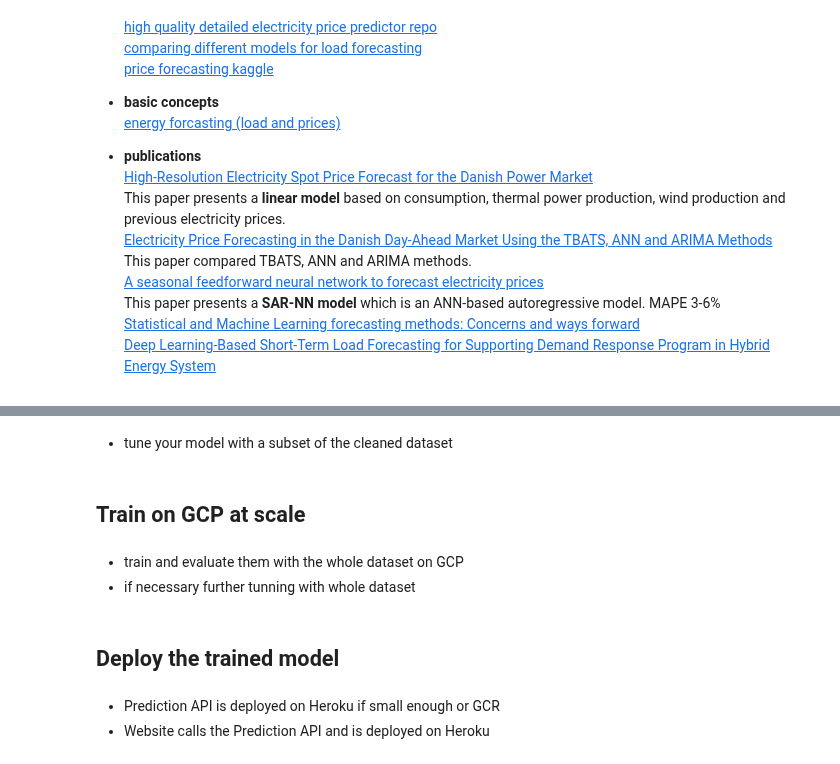
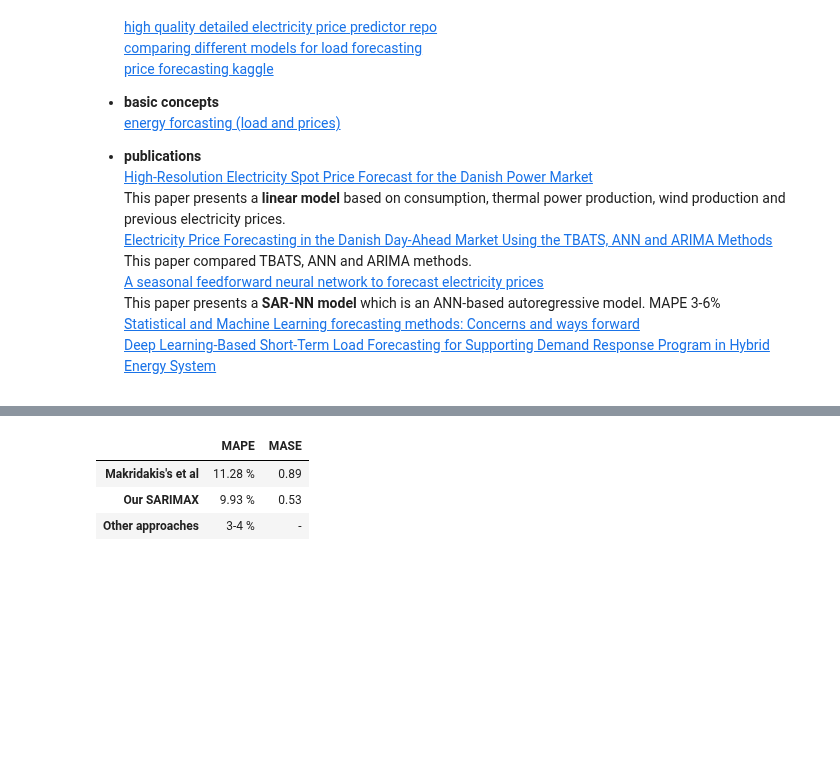
Before and after one commit to Guli-Y/ElectricityPricePredictor, a Jupyter notebook: notebooks/project_guide.ipynb, the cells around one changed output, grey strips where cells are left out. Cells and saved outputs as stored; diff of their text form; code cells hidden in the pictures; blank space fills up the shorter version.

Commit message:
added the comparison of different models

```diff
--- a/notebooks/project_guide.ipynb
+++ b/notebooks/project_guide.ipynb
@@ -103,12 +55,8 @@ Using SARIMA and only day-ahead prices to set performance baseline
-# %% [markdown]
-- tune your model with a subset of the cleaned dataset
-# %% [markdown]
-## Train on GCP at scale
-# %% [markdown]
-- train and evaluate them with the whole dataset on GCP
-- if necessary further tunning with whole dataset
-# %% [markdown]
-## Deploy the trained model
-# %% [markdown]
-- Prediction API is deployed on Heroku if small enough or GCR
-- Website calls the Prediction API and is deployed on Heroku
+# %%
+pd.DataFrame({'MAPE':['11.28 %', '9.93 %', '3-4 %'], 'MASE':[0.89, 0.53, '-']},
+             index=["Makridakis's et al", "Our SARIMAX", 'Other approaches'])
+# %% [output]
+|  | MAPE | MASE |
+| Makridakis's et al | 11.28 % | 0.89 |
+| Our SARIMAX | 9.93 % | 0.53 |
+| Other approaches | 3-4 % | - |
```
Also changed, not shown: parts of 20 cells of this notebook, 1 other file.
